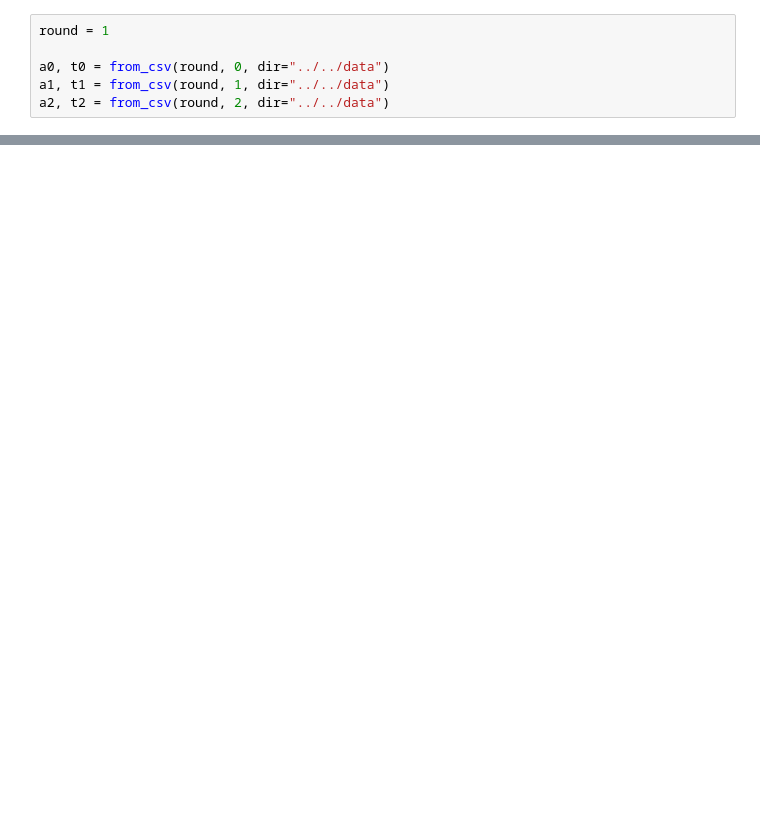
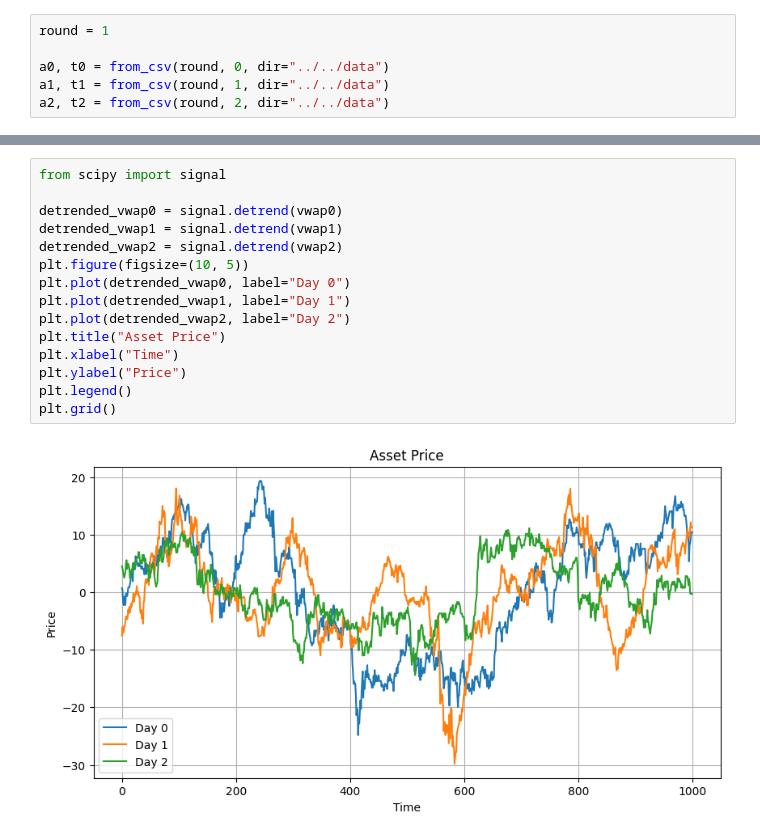
Before and after one commit to ashokolarov/prosperity3, a Jupyter notebook: development/round1/analyze_ink.ipynb, the cells around one changed output, grey strips where cells are left out. Saved outputs shown, nothing was run; the diff lists cells and outputs as text; blank space fills up the shorter version.

```diff
--- a/development/round1/analyze_ink.ipynb
+++ b/development/round1/analyze_ink.ipynb
@@ -56,0 +95,17 @@ plt.grid()
+# %%
+from scipy import signal
+
+detrended_vwap0 = signal.detrend(vwap0)
+detrended_vwap1 = signal.detrend(vwap1)
+detrended_vwap2 = signal.detrend(vwap2)
+plt.figure(figsize=(10, 5))
+plt.plot(detrended_vwap0, label="Day 0")
+plt.plot(detrended_vwap1, label="Day 1")
+plt.plot(detrended_vwap2, label="Day 2")
+plt.title("Asset Price")
+plt.xlabel("Time")
+plt.ylabel("Price")
+plt.legend()
+plt.grid()
+# %% [output]
+[figure, added]
```
Also changed, not shown: parts of 12 cells of this notebook, 1 other file.
